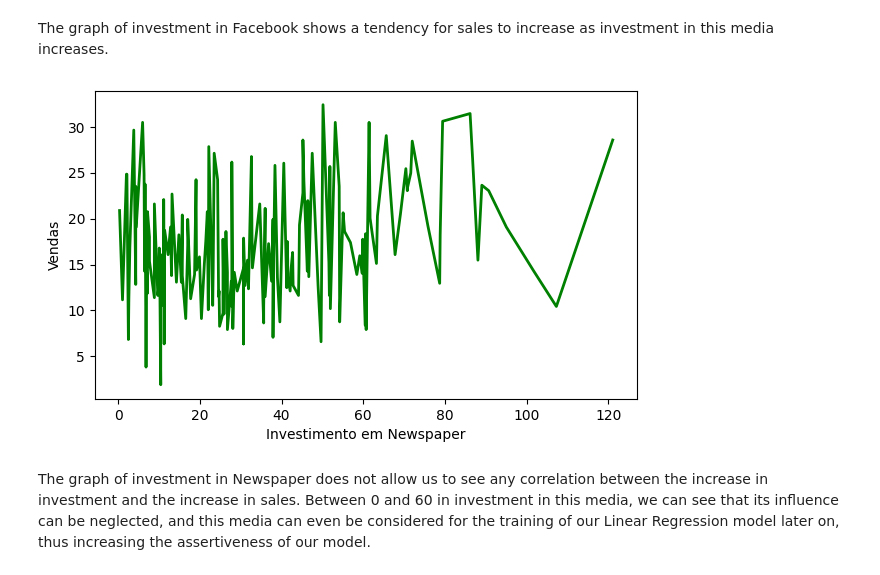
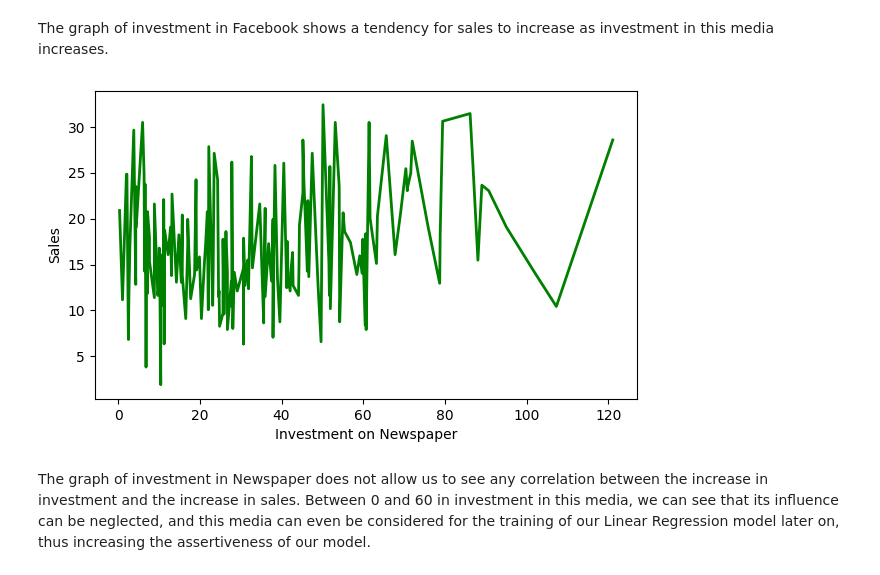
Before and after one commit to jhomolos/Marketing-DNC-Desafio-4-, a Jupyter notebook: Challenge_4_Marketing_Strategy_in_Medias.ipynb, the cells around one changed output. Drawn from its saved outputs; the diff is of its cells as text; code cells hidden in the pictures.

```diff
--- a/Challenge_4_Marketing_Strategy_in_Medias.ipynb
+++ b/Challenge_4_Marketing_Strategy_in_Medias.ipynb
@@ -140,14 +140,14 @@ plt.show()
 The graph of investment in Facebook shows a tendency for sales to increase as investment in this media increases.
 # %%
 fig = plt.figure(figsize=(7,4))
-plt.xlabel("Investimento em Newspaper")
-plt.ylabel("Vendas")
+plt.xlabel("Investment on Newspaper")
+plt.ylabel("Sales")
 xNewspaper = newspaperDf[["newspaper"]]
 yNewspaper = newspaperDf[["sales"]]
 plt.plot(xNewspaper,yNewspaper, color = "green", linewidth = "2")
 plt.show()
 # %% [output]
-[figure, old version]
+[figure, new version]
 # %% [markdown]
 The graph of investment in Newspaper does not allow us to see any correlation between the increase in investment and the increase in sales. Between 0 and 60 in investment in this media, we can see that its influence can be neglected, and this media can even be considered for the training of our Linear Regression model later on, thus increasing the assertiveness of our model.
 # %%
```
Also changed, not shown: parts of 11 cells of this notebook.
